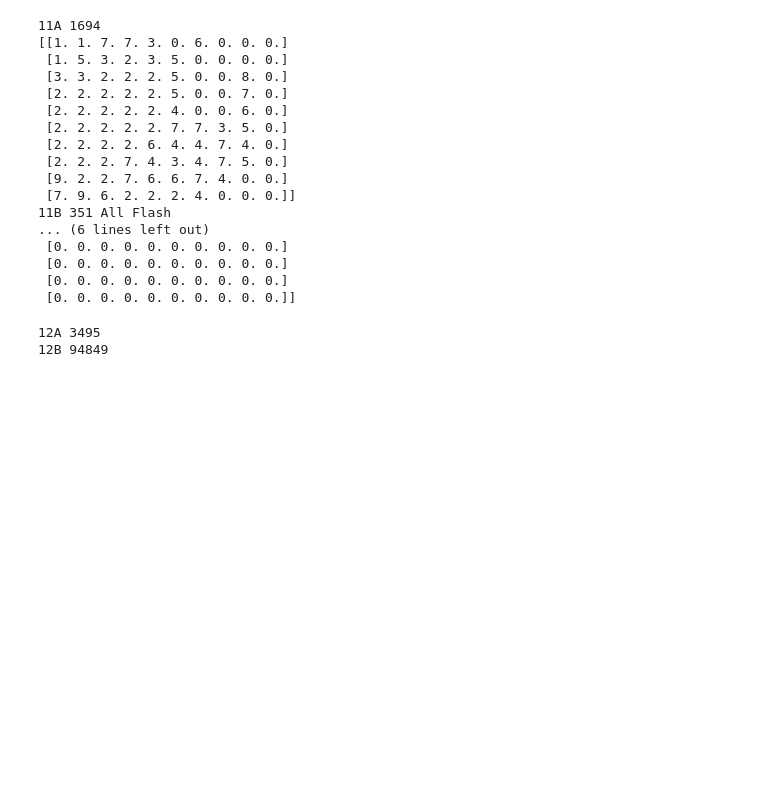
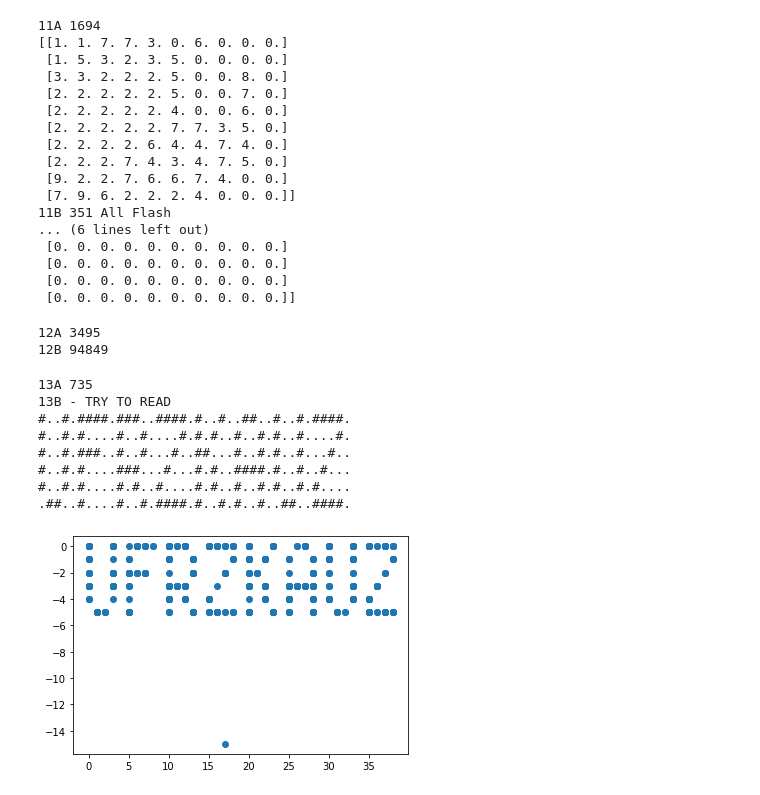
Before and after one commit to sjosidan/advent, a Jupyter notebook: 2021/advent2021.ipynb, the cells around one changed output. Saved outputs shown, nothing was run; the diff lists cells and outputs as text; code cells hidden in the pictures; blank space fills up the shorter version.

```diff
--- a/2021/advent2021.ipynb
+++ b/2021/advent2021.ipynb
@@ -756,3 +757,71 @@ task12()
 # %% [output]
 12A 3495
 12B 94849
+# %%
+def task13() :
+    lines = getEachRowAsSplitList("13.txt", ",")
+    folds = [('x', 655), ('y', 447), ('x', 327), ('y', 223), ('x', 163), ('y', 111),
+            ('x', 81), ('y', 55), ('x', 40), ('y', 27), ('y', 13), ('y', 6)]
+
+    coords = []
+    for ll in lines :
+        coords.append((int(ll[0]), int(ll[1])))
+
+    maxY = 900
+    maxX = 1330
+
+    for f in folds :
+        newPaper = []
+        for c in coords :
+            if f[0] == 'y' :
+                folddiff = c[1] - f[1]
+                if folddiff > 0 :
+                    c = (c[0],c[1] - folddiff - folddiff)
+                newPaper.append(c)
+                maxY = f[1]
+            elif f[0] == 'x' :
+                folddiff = c[0] - f[1]
+                if folddiff > 0 :
+                    c = (c[0] - folddiff - folddiff, c[1])
+                newPaper.append(c)
+                maxX = f[1]
+
+        coords = newPaper
+
+        if f == ('x', 655):
+            uniq = list(set(coords))
+            print("13A",len(uniq))
+
+    printPaper(coords, maxX, maxY)
+
+
+
+def printPaper(coords, maxX, maxY) :
+    newPlot = [(17,-15)]
+    for c in coords :
+        newPlot.append((c[0],c[1]*-1))
+
+    a,b = zip(*newPlot)
+    plt.scatter(a,b)
+    print('13B - TRY TO READ ', )
+    for y in range(maxY) :
+        row = ''
+        for x in range(maxX)   :
+            if (x,y) in coords :
+                row = row + '#'
+            else :
+                row = row + '.'
+        print(row)
+
+    print('')
+task13()
+# %% [output]
+13A 735
+13B - TRY TO READ
+#..#.####.###..####.#..#..##..#..#.####.
+#..#.#....#..#....#.#.#..#..#.#..#....#.
+#..#.###..#..#...#..##...#..#.#..#...#..
+#..#.#....###...#...#.#..####.#..#..#...
+#..#.#....#.#..#....#.#..#..#.#..#.#....
+.##..#....#..#.####.#..#.#..#..##..####.
+[figure, added]
```
Also changed, not shown: parts of 1 cell of this notebook, 3 other files.
